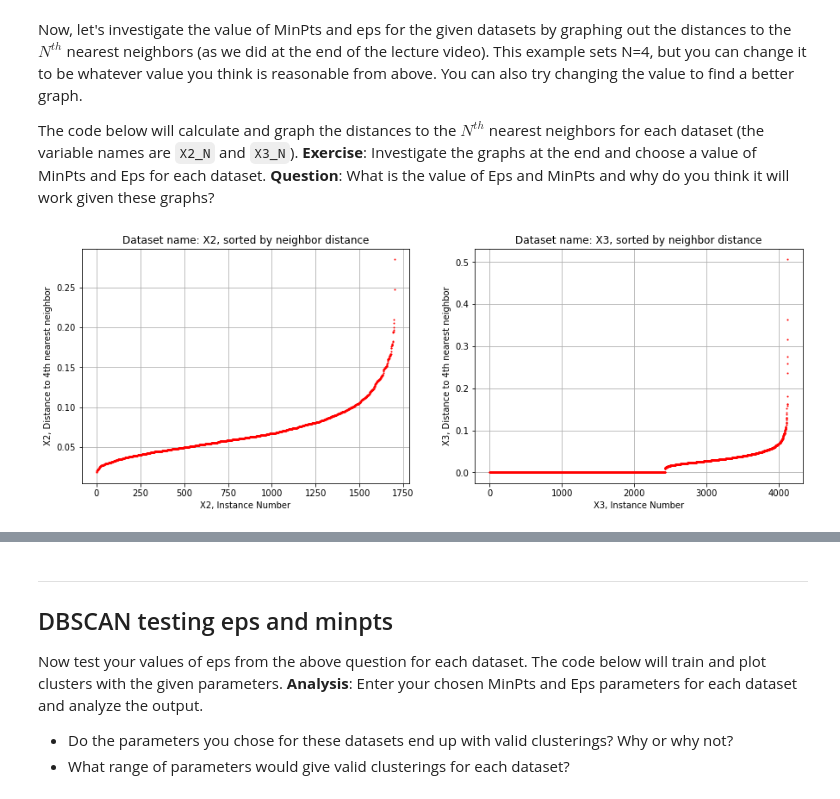
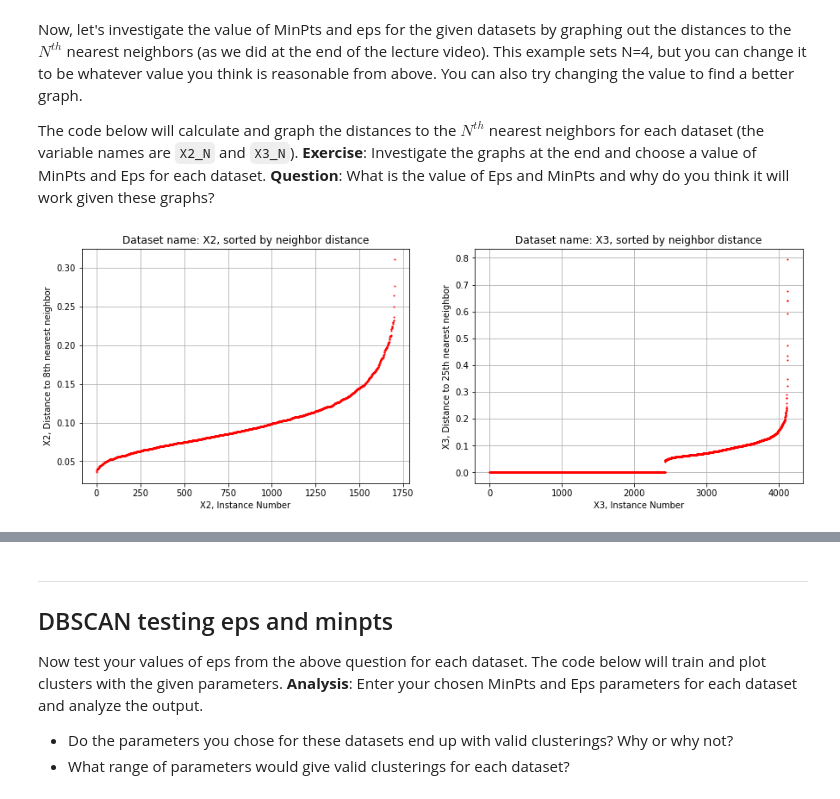
Before and after one commit to zharris1/ICA_Clustering, a Jupyter notebook: ICA4_DataMining.ipynb, the cells around one changed output, grey strips where cells are left out. Drawn from its saved outputs; the diff is of its cells as text; code cells hidden in the pictures.

```diff
--- a/ICA4_DataMining.ipynb
+++ b/ICA4_DataMining.ipynb
@@ -310,8 +318,8 @@ from sklearn.neighbors import kneighbors_graph
 
 #=======================================================
 # CHANGE THESE VALUES TO ADJUST MINPTS FOR EACH DATASET
-X2_N = 4
-X3_N = 4
+X2_N = 8
+X3_N = 25
 #=======================================================
 
 # create connectivity graphs before calcualting the hierarchy
@@ -322,31 +330,31 @@ N2 = X2_knn_graph.shape[0]
 X2_4nn_distances = np.zeros((N2,1))
 for i in range(N2):
     X2_4nn_distances[i] = X2_knn_graph[i,:].max()
 
 X2_4nn_distances = np.sort(X2_4nn_distances, axis=0)
 
 N3 = X3_knn_graph.shape[0]
 X3_4nn_distances = np.zeros((N3,1))
 for i in range(N2):
     X3_4nn_distances[i] = X3_knn_graph[i,:].max()
 
 X3_4nn_distances = np.sort(X3_4nn_distances, axis=0)
 
 plt.figure(figsize=(15,5))
 plt.subplot(1,2,1)
 plt.plot(range(N2), X2_4nn_distances, 'r.', markersize=2) #plot the data
 plt.title('Dataset name: X2, sorted by neighbor distance')
 plt.xlabel('X2, Instance Number')
 plt.ylabel('X2, Distance to {0}th nearest neighbor'.format(X2_N))
 plt.grid()
 
 plt.subplot(1,2,2)
 plt.plot(range(N3), X3_4nn_distances, 'r.', markersize=2) #plot the data
 plt.title('Dataset name: X3, sorted by neighbor distance')
 plt.xlabel('X3, Instance Number')
 plt.ylabel('X3, Distance to {0}th nearest neighbor'.format(X3_N))
 plt.grid()
 
 plt.show()
 # %% [output]
-[figure, old version]
+[figure, new version]
```
Also changed, not shown: parts of 10 cells of this notebook.
